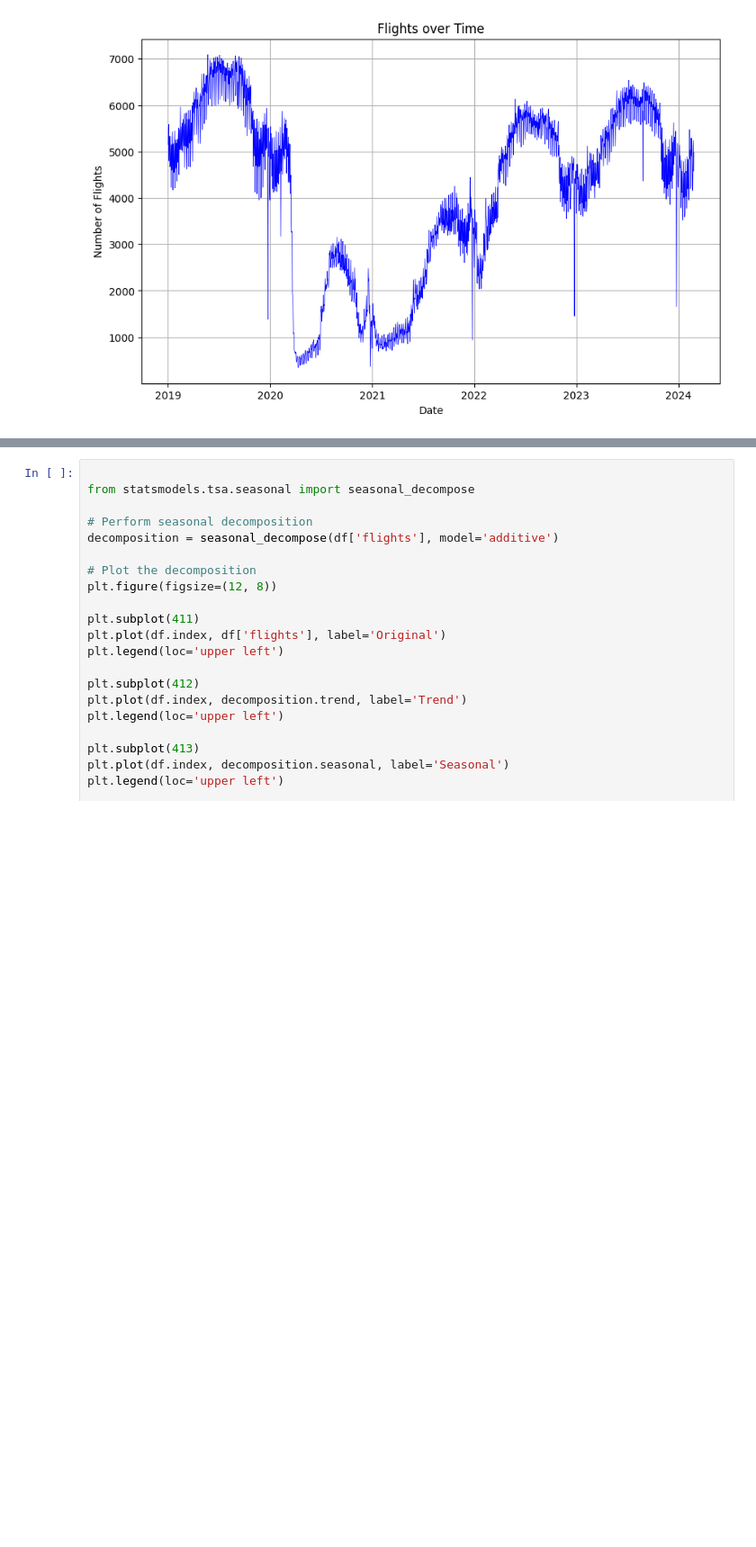
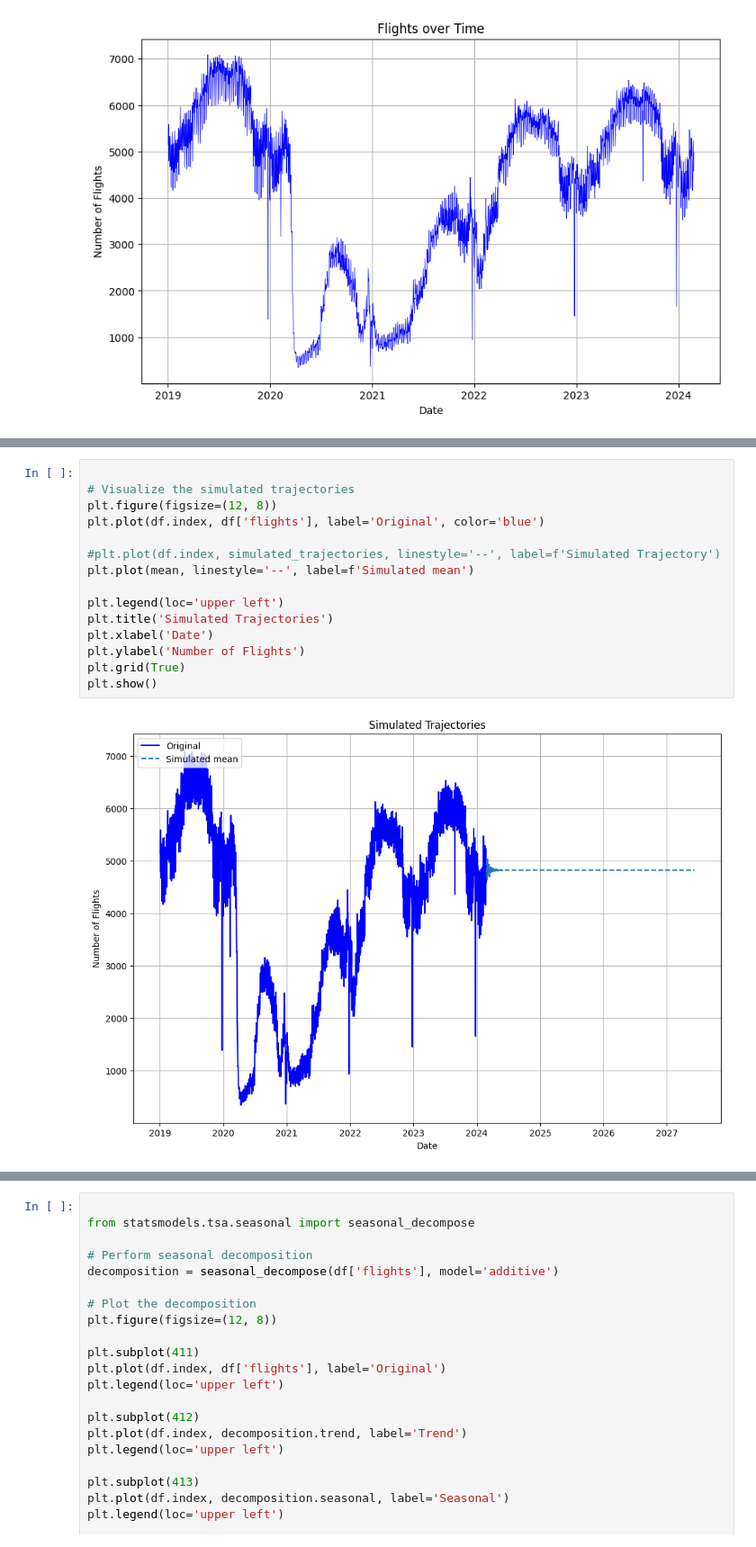
Before and after one commit to tessbreton/map565-project, a Jupyter notebook: notebooks/dailyukflights.ipynb, the cells around one changed output, grey strips where cells are left out. Shown at 90% size. Saved outputs shown, nothing was run; the diff lists cells and outputs as text; blank space fills up the shorter version.

```diff
--- a/notebooks/dailyukflights.ipynb
+++ b/notebooks/dailyukflights.ipynb
@@ -84,0 +137,17 @@ plt.show()
+# %%
+
+# Visualize the simulated trajectories
+plt.figure(figsize=(12, 8))
+plt.plot(df.index, df['flights'], label='Original', color='blue')
+
+#plt.plot(df.index, simulated_trajectories, linestyle='--', label=f'Simulated Trajectory')
+plt.plot(mean, linestyle='--', label=f'Simulated mean')
+
+plt.legend(loc='upper left')
+plt.title('Simulated Trajectories')
+plt.xlabel('Date')
+plt.ylabel('Number of Flights')
+plt.grid(True)
+plt.show()
+# %% [output]
+[figure, added]
```
Also changed, not shown: parts of 6 cells of this notebook, 2 other files.
